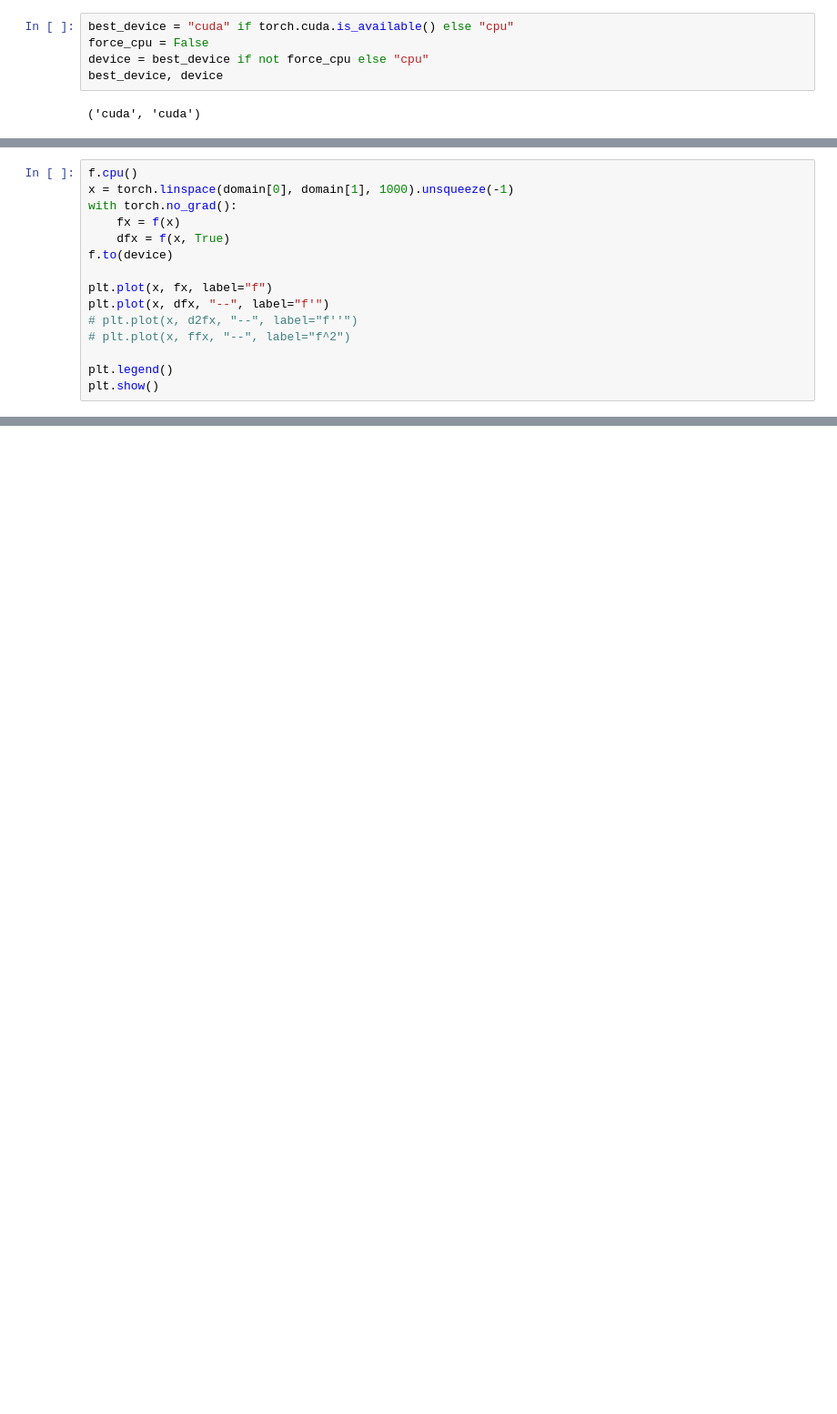
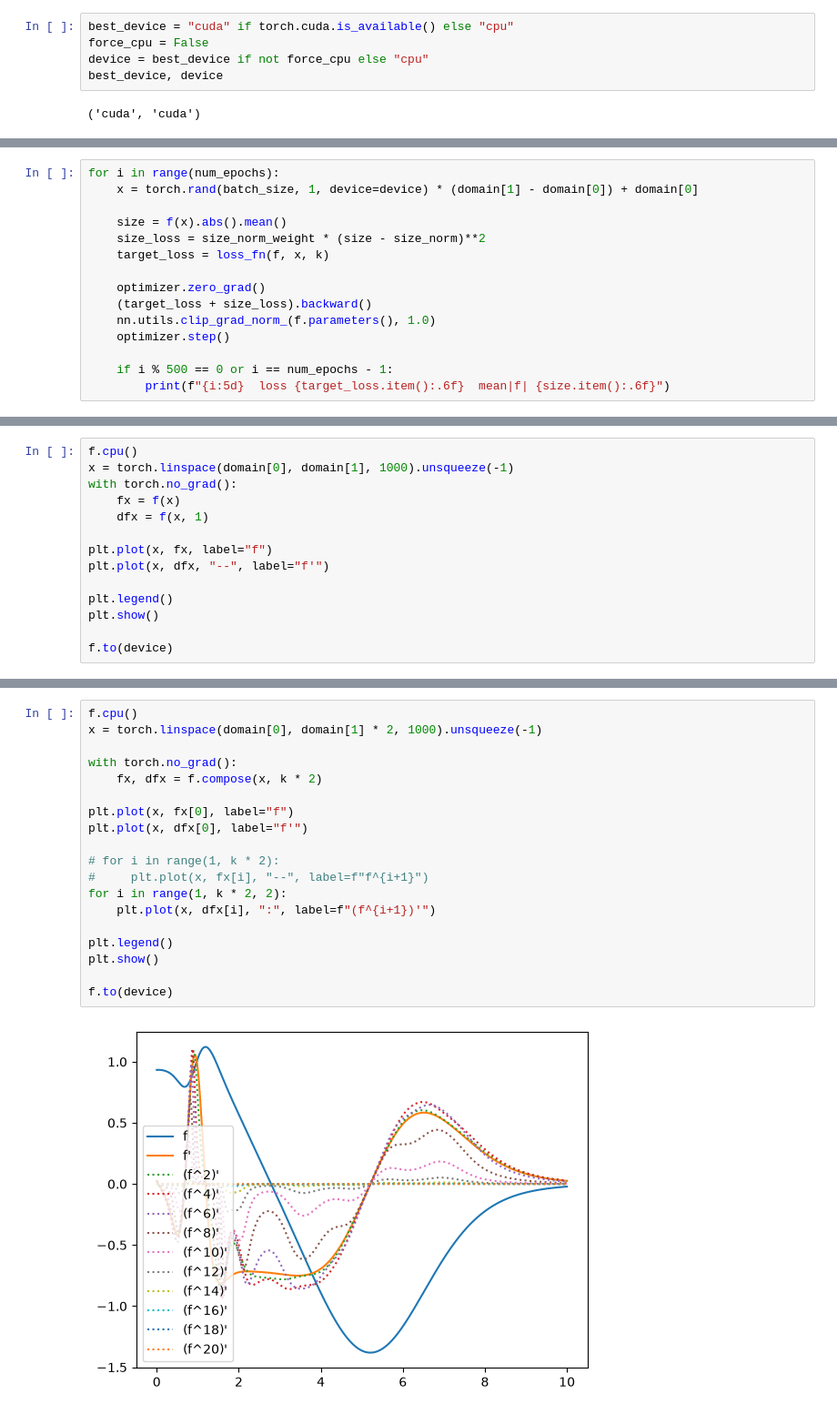
Before and after one commit to pythagon-code/drain, a Jupyter notebook: mass_encoding.ipynb, the cells around one changed output, grey strips where cells are left out. Shown at 91% size. Drawn from its saved outputs; the diff is of its cells as text; blank space fills up the shorter version.

Commit message:
Optimizer algorithm working

```diff
--- a/mass_encoding.ipynb
+++ b/mass_encoding.ipynb
@@ -86,0 +59,15 @@ KeyboardInterrupt:
+# %%
+for i in range(num_epochs):
+    x = torch.rand(batch_size, 1, device=device) * (domain[1] - domain[0]) + domain[0]
+
+    size = f(x).abs().mean()
+    size_loss = size_norm_weight * (size - size_norm)**2
+    target_loss = loss_fn(f, x, k)
+
+    optimizer.zero_grad()
+    (target_loss + size_loss).backward()
+    nn.utils.clip_grad_norm_(f.parameters(), 1.0)
+    optimizer.step()
+
+    if i % 500 == 0 or i == num_epochs - 1:
+        print(f"{i:5d}  loss {target_loss.item():.6f}  mean|f| {size.item():.6f}")
@@ -89,13 +91,12 @@ f.cpu()
 x = torch.linspace(domain[0], domain[1], 1000).unsqueeze(-1)
 with torch.no_grad():
     fx = f(x)
-    dfx = f(x, True)
-f.to(device)
+    dfx = f(x, 1)
 
 plt.plot(x, fx, label="f")
 plt.plot(x, dfx, "--", label="f'")
-# plt.plot(x, d2fx, "--", label="f''")
-# plt.plot(x, ffx, "--", label="f^2")
 
 plt.legend()
 plt.show()
+
+f.to(device)
@@ -103,0 +103,21 @@ plt.show()
+# %%
+f.cpu()
+x = torch.linspace(domain[0], domain[1] * 2, 1000).unsqueeze(-1)
+
+with torch.no_grad():
+    fx, dfx = f.compose(x, k * 2)
+
+plt.plot(x, fx[0], label="f")
+plt.plot(x, dfx[0], label="f'")
+
+# for i in range(1, k * 2):
+#     plt.plot(x, fx[i], "--", label=f"f^{i+1}")
+for i in range(1, k * 2, 2):
+    plt.plot(x, dfx[i], ":", label=f"(f^{i+1})'")
+
+plt.legend()
+plt.show()
+
+f.to(device)
+# %% [output]
+[figure, added]
```
Also changed, not shown: parts of 6 cells of this notebook, 11 other files.
